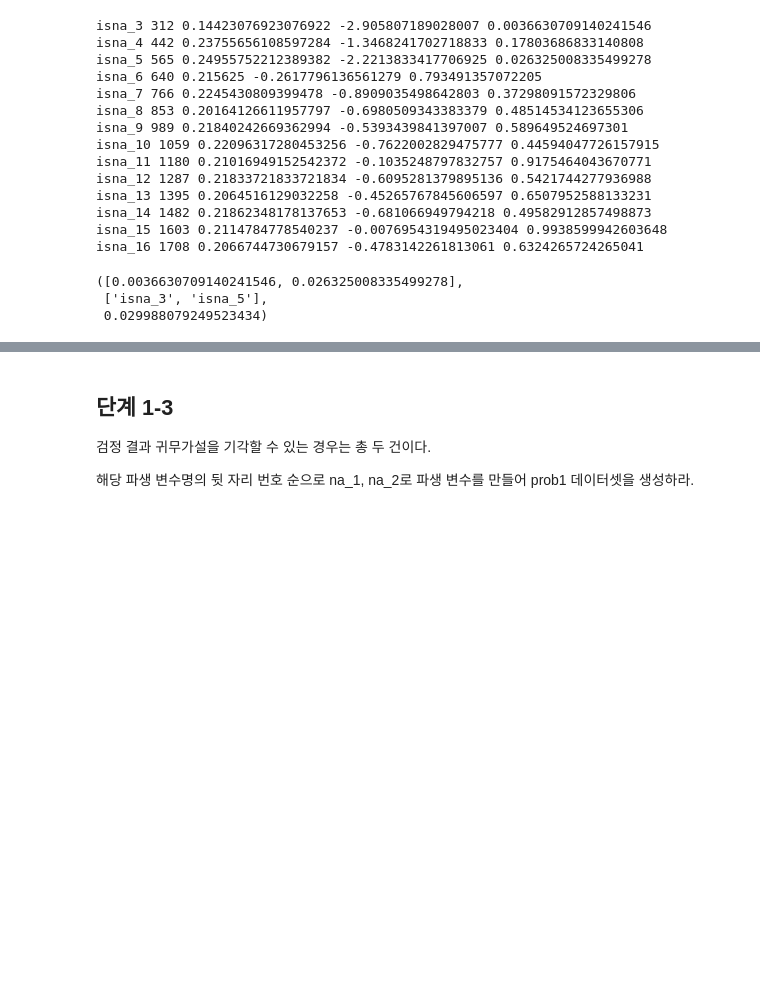
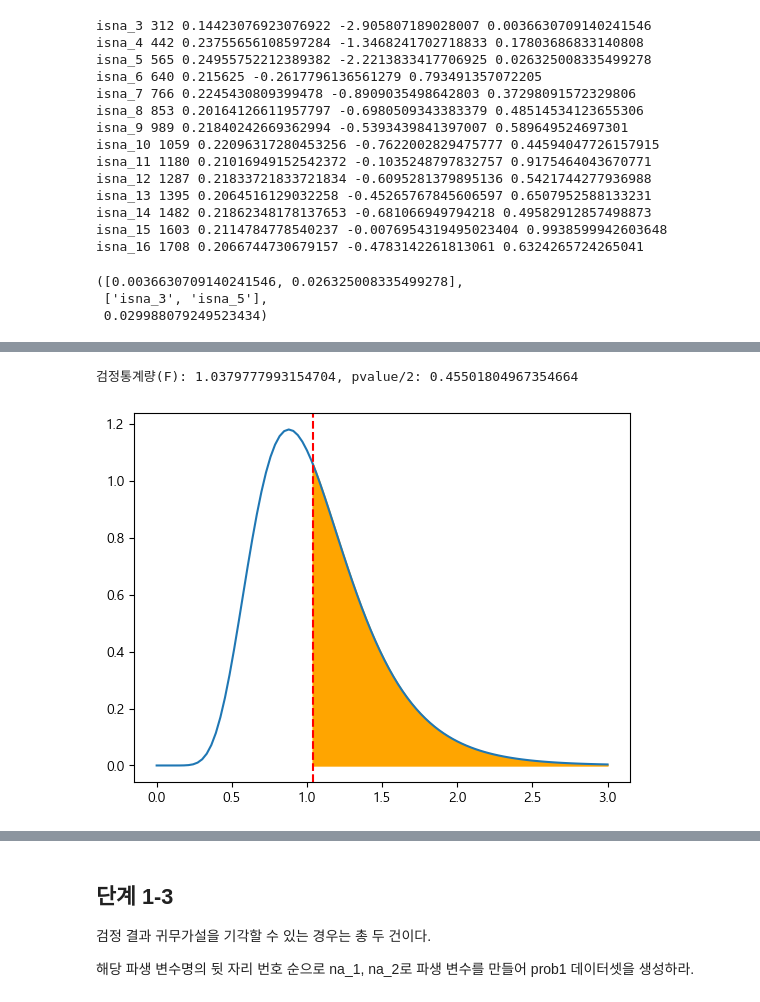
Before and after one commit to sunkusun9/DS_lv3_2403_2, a Jupyter notebook: sec_ds_lv3_prob1_prob.ipynb, the cells around one changed output, grey strips where cells are left out. Cells and saved outputs as stored; diff of their text form; code cells hidden in the pictures; blank space fills up the shorter version.

Commit message:
Day2 일반 문제 최종 노트입니다.  + pvalue/2 case
+ 비대칭 분포 기반의 양측 검정  케이스를 추가하여 pvalue /2를 기준으로 가설 검정하게 되는 경우를 추가합니다. 단계 1-3에 있습니다.

```diff
--- a/sec_ds_lv3_prob1_prob.ipynb
+++ b/sec_ds_lv3_prob1_prob.ipynb
@@ -445,0 +492,37 @@ isna_16 1708 0.2066744730679157 -0.4783142261813061 0.6324265724265041
+# %%
+X1 = [
+    99.674, 100.299, 100.085, 99.548, 99.826, 100.495, 99.272, 99.871, 100.380, 99.740,
+    99.796, 99.972, 100.447, 99.808, 99.867, 99.870, 100.662, 100.656, 100.301, 100.116,
+    100.221, 100.447, 99.719, 100.353, 99.624, 99.809, 100.272, 99.571, 99.958, 99.741
+]
+
+X2 = [
+    99.696, 100.279, 100.079, 99.578, 99.838, 100.462, 99.321, 99.880, 100.354, 99.757,
+    99.810, 99.973, 100.418, 99.821, 99.876, 99.878, 100.618, 100.612, 100.281, 100.108,
+    100.206, 100.417, 99.738, 100.329, 99.649, 99.821, 100.254, 99.600, 99.961, 99.759,
+    99.928, 99.216, 99.504, 99.804, 100.260
+]
+
+S1_sq = np.var(X1, ddof=1)
+S2_sq = np.var(X2, ddof=1)
+
+n1 = len(X1)
+n2 = len(X2)
+# %%
+from scipy.stats import f
+
+F = S1_sq / S2_sq
+print("검정통계량(F): {}, pvalue/2: {}".format(
+    F,
+    min(f.cdf(F, n1 - 1, n2 - 1), f.sf(F, n1 - 1, n2 - 1))) # 검정통계량에서 왼쪽, 오른쪽 꼬리중 작은 쪽의 꼬리 영역을 취합니다.
+)
+
+plt.plot(np.linspace(0, 3, 100), f.pdf(np.linspace(0, 3, 100), n1 - 1, n2 - 1))
+plt.axvline(F, color='red', linestyle='--')
+
+plt.fill_between(np.linspace(F, 3, 100), np.zeros(shape=100),
+                f.pdf(np.linspace(F, 3, 100), n1-1, n2-1), color='orange')
+plt.show()
+# %% [output]
+검정통계량(F): 1.0379777993154704, pvalue/2: 0.45501804967354664
+[figure, added]
```
Also changed, not shown: parts of 2 cells of this notebook.
